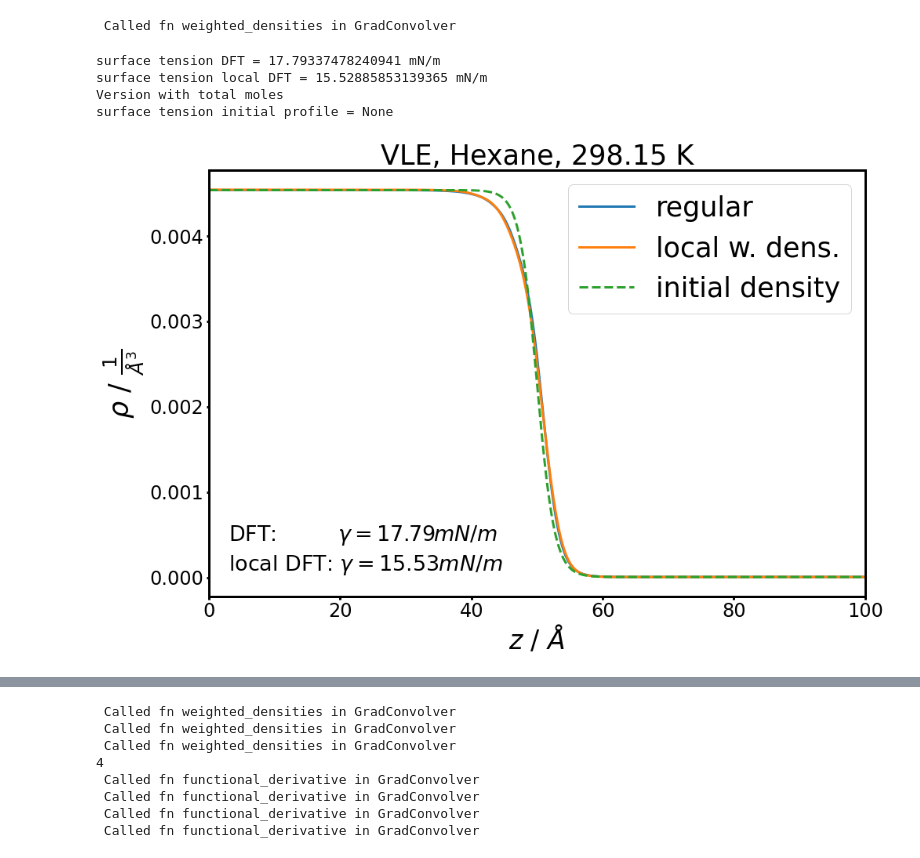
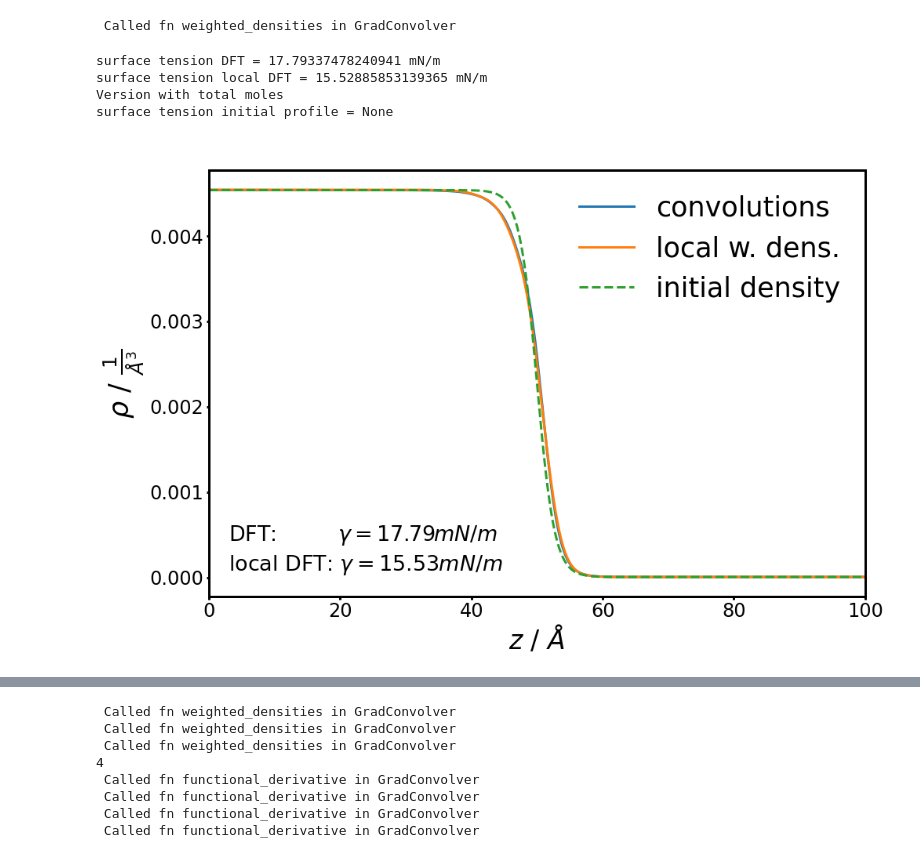
Before and after one commit to bbbursik/feos-pcsaft, a Jupyter notebook: examples/22-01-13-exampleDFT.ipynb, the cells around one changed output, grey strips where cells are left out. Cells and saved outputs as stored; diff of their text form; code cells hidden in the pictures.

```diff
--- a/examples/22-01-13-exampleDFT.ipynb
+++ b/examples/22-01-13-exampleDFT.ipynb
@@ -40,7 +40,7 @@ vle
 # %%
 solver = DFTSolver(output=True).picard_iteration(tol=1.0e-8, beta=0.01, max_iter=30, log=True)#.picard_iteration(tol=1.0e-5, beta=0.01, max_iter=10).anderson_mixing(tol=1.0e-9,mmax=10)# # just write after one another
 # solver = DFTSolver(output=True).anderson_mixing(tol=1.0e-9,mmax=10, max_iter=50, beta=0.05)# # just write after one another
-interface = PlanarInterface.from_tanh(vle, 1024, 100 * ANGSTROM, t_crit, local_flag=2)
+interface = PlanarInterface.from_tanh(vle, 1024, 100 * ANGSTROM, t_crit, local_flag=1)
 #print(f'max density = {max(interface.density/MOL*METER**3)}' )
 density_init = interface.density
 # %% [output]
@@ -394,40 +396,41 @@ called fn weighted densities in FFT convolver
 plt_1 = plt.figure(figsize=(15, 10))
 fontsize=35
 ax = plt.gca()
-plt.plot(interface1.z / ANGSTROM, (interface1.density*NAV*ANGSTROM**3)[0,:], label='regular', linewidth=3)#, marker='x')
+plt.plot(interface1.z / ANGSTROM, (interface1.density*NAV*ANGSTROM**3)[0,:], label='convolutions', linewidth=3)#, marker='x')
 plt.plot(interface.z / ANGSTROM, (interface.density*NAV*ANGSTROM**3)[0,:], label='local w. dens.', linewidth=3)
 plt.plot(interface.z / ANGSTROM, (density_init*NAV*ANGSTROM**3)[0,:], '--', label = 'initial density', linewidth=3)
-plt.legend(fontsize=fontsize)
-plt.title(f'VLE, Hexane, {temperature/KELVIN} K', fontsize=fontsize)
+plt.legend(fontsize=fontsize, frameon=False, loc= 'upper right')
+plt.title(f'  ', fontsize=fontsize)
+# plt.title(f'VLE, Hexane, {temperature/KELVIN} K', fontsize=fontsize)
 plt.ylabel(r'$\rho$ / $\frac{1}{\AA^3}$', fontsize=fontsize)
 plt.xlabel(r'$z$ / $\AA$', fontsize=fontsize-2)
 plt.xlim([0,100])
 
 # change all spines
 for axis in ['top','bottom','left','right']:
     ax.spines[axis].set_linewidth(3)
 
 # increase tick width
 ax.tick_params(width=3)
 
 ax.tick_params(axis='both', which='major', labelsize=24)
 ax.tick_params(axis='both', which='minor', labelsize=20)
 
 
 plt.text(0.03, 0.13, s=fr'DFT:         $\gamma = {interface1.surface_tension/MILLI/NEWTON*METER:.2f} mN/m$', transform=ax.transAxes, fontsize=fontsize-8)
 plt.text(0.03, 0.06, s=fr'local DFT: $\gamma = {interface.surface_tension/MILLI/NEWTON*METER:.2f} mN/m$', transform=ax.transAxes, fontsize=fontsize-8)
 
 print(f'surface tension DFT = {interface1.surface_tension}')
 print(f'surface tension local DFT = {interface.surface_tension}')
 interface_init = PlanarInterface.from_tanh(vle, 1024, 100 * ANGSTROM, t_crit, local_flag=True)
 print(f'surface tension initial profile = {interface_init.surface_tension}')
-plt.savefig('rho_DFTvsloc_wdgrad_font.png')
+plt.savefig('rho_DFTvsloc_wdgrad_font_notitle.png')
 # %% [output]
 surface tension DFT = 17.79337478240941 mN/m
 surface tension local DFT = 15.52885853139365 mN/m
 Version with total moles
 surface tension initial profile = None
-[figure, old version]
+[figure, new version]
 # %%
 %%time
 max_iter = 100
```
Also changed, not shown: parts of 5 cells of this notebook.
